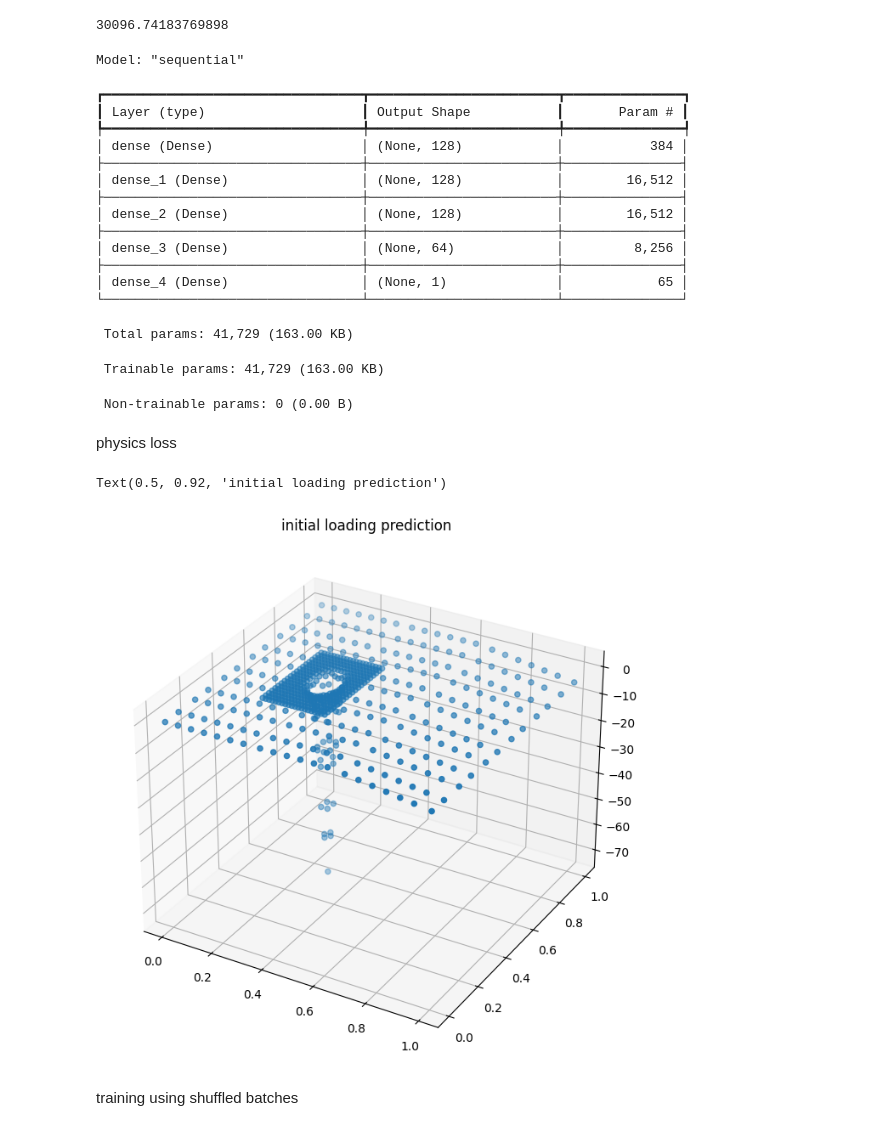
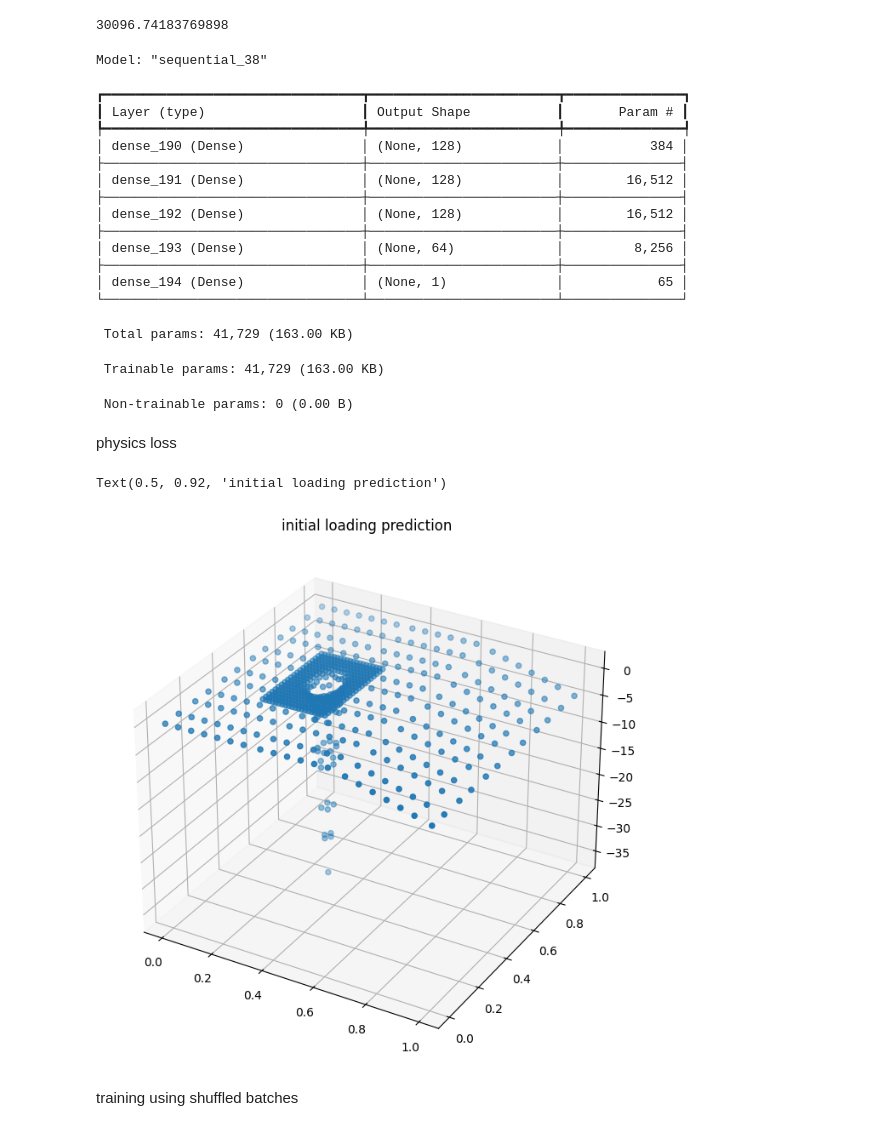
Before and after one commit to ShiyuanDengg/2D-Wall, a Jupyter notebook: 2D Propped Prediction .ipynb, the cells around one changed output. Drawn from its saved outputs; the diff is of its cells as text; code cells hidden in the pictures.

```diff
--- a/2D Propped Prediction .ipynb
+++ b/2D Propped Prediction .ipynb
@@ -193,22 +193,22 @@ model = keras.Sequential([
     keras.layers.Dense(1)
 ])
 
-#model = keras.models.load_model('/Users/sean/Desktop/college/intern/2D Wall/2D Propped Model Pure Data 4k_20_1e-2.keras')
+model = keras.models.load_model('/Users/sean/Desktop/college/intern/2D Wall/2D Propped Model Pure Data 4k_20_Clean.keras')
 model.summary()
 # %% [output]
-Model: "sequential"
+Model: "sequential_38"
 ┏━━━━━━━━━━━━━━━━━━━━━━━━━━━━━━━━━┳━━━━━━━━━━━━━━━━━━━━━━━━┳━━━━━━━━━━━━━━━┓
 ┃ Layer (type)                    ┃ Output Shape           ┃       Param # ┃
 ┡━━━━━━━━━━━━━━━━━━━━━━━━━━━━━━━━━╇━━━━━━━━━━━━━━━━━━━━━━━━╇━━━━━━━━━━━━━━━┩
-│ dense (Dense)                   │ (None, 128)            │           384 │
+│ dense_190 (Dense)               │ (None, 128)            │           384 │
 ├─────────────────────────────────┼────────────────────────┼───────────────┤
-│ dense_1 (Dense)                 │ (None, 128)            │        16,512 │
+│ dense_191 (Dense)               │ (None, 128)            │        16,512 │
 ├─────────────────────────────────┼────────────────────────┼───────────────┤
-│ dense_2 (Dense)                 │ (None, 128)            │        16,512 │
+│ dense_192 (Dense)               │ (None, 128)            │        16,512 │
 ├─────────────────────────────────┼────────────────────────┼───────────────┤
-│ dense_3 (Dense)                 │ (None, 64)             │         8,256 │
+│ dense_193 (Dense)               │ (None, 64)             │         8,256 │
 ├─────────────────────────────────┼────────────────────────┼───────────────┤
-│ dense_4 (Dense)                 │ (None, 1)              │            65 │
+│ dense_194 (Dense)               │ (None, 1)              │            65 │
 └─────────────────────────────────┴────────────────────────┴───────────────┘
  Total params: 41,729 (163.00 KB)
  Trainable params: 41,729 (163.00 KB)
@@ -217,7 +217,7 @@ Model: "sequential"
 # --- 8. Initialize b1, c1, b2, c2
 m_a = tf.Variable(0.5, dtype=tf.float32)
 m_p = tf.Variable(1, dtype=tf.float32)
-m_prop = tf.Variable(1, dtype=tf.float32)
+m_prop = tf.Variable(0.5, dtype=tf.float32)
 
 
 # --- 9. Learning Rate Scheduler ---
@@ -259,35 +259,35 @@ def first_order_grad(inputs):
 def gaussian_2D(z, x, force, deltaz_batch, deltax_batch, xc = x_prop, zc = z_prop, sigma = 0.15):
 
   dtype = z.dtype
   force, xc, zc, sigma = tf.cast(force, dtype), tf.cast(xc, dtype), tf.cast(zc, dtype), tf.cast(sigma, dtype)
 
   r2 = ((x - xc)**2 + (z - zc)**2) / (2 * sigma**2)
   phi = tf.exp(-r2)
   scale = force / (tf.reduce_sum(phi) * deltax_batch * deltaz_batch)
 
   return scale * phi
 
 def piecewise_q(z_norm_flatten_tf, x_norm_flatten_tf, deltaz_batch, deltax_batch):  #input normalized
 
     z_phys = z_norm_flatten_tf * z_max
     x_phys = x_norm_flatten_tf * x_max
 
     q_s = tf.where(z_phys <= H_exposed, (m_a * gamma * Ka * z_phys), (m_a * gamma * Ka * z_phys - m_p*gamma*Kp*(z_phys-H_exposed)))
-    q_prop = gaussian_2D(z_phys, x_phys, zR_prop, deltaz_batch, deltax_batch)
+    q_prop = gaussian_2D(z_phys, x_phys, m_prop * zR_prop, deltaz_batch, deltax_batch)
 
     return q_s - q_prop
 
 delta_z_tf = tf.convert_to_tensor(delta_z, dtype=tf.float32)
 delta_x_tf = tf.convert_to_tensor(delta_x, dtype=tf.float32)
 
 q_test = piecewise_q(z_norm_flatten_tf, x_norm_flatten_tf, delta_z_tf, delta_x_tf) / q_max
 fig = plt.figure(figsize=(10, 8))
 ax = fig.add_subplot(111, projection='3d')
 ax.scatter(z_norm_flatten, x_norm_flatten, q_test)
 ax.set_title('initial loading prediction')
 # %% [output]
 Text(0.5, 0.92, 'initial loading prediction')
-[figure, old version]
+[figure, new version]
 # %%
 N_DATA_ONLY_EPOCHS = 4000
 N_BC_EPOCHS = 3000
```
Also changed, not shown: parts of 10 cells of this notebook, 1 other file.
